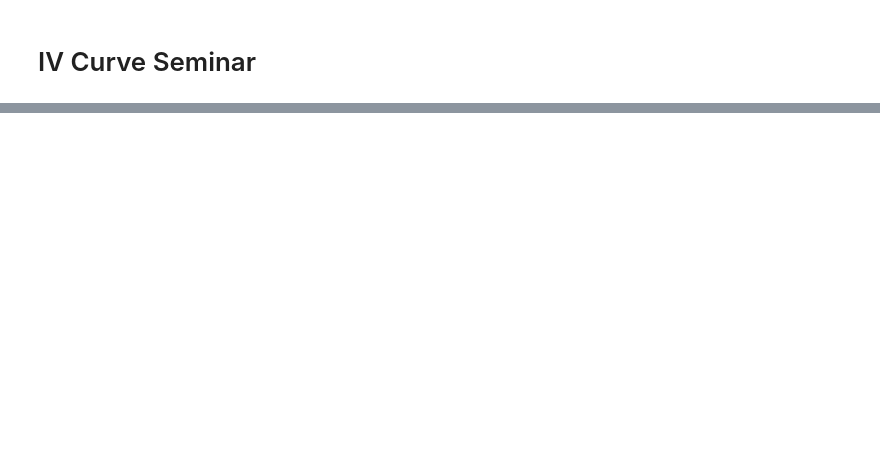
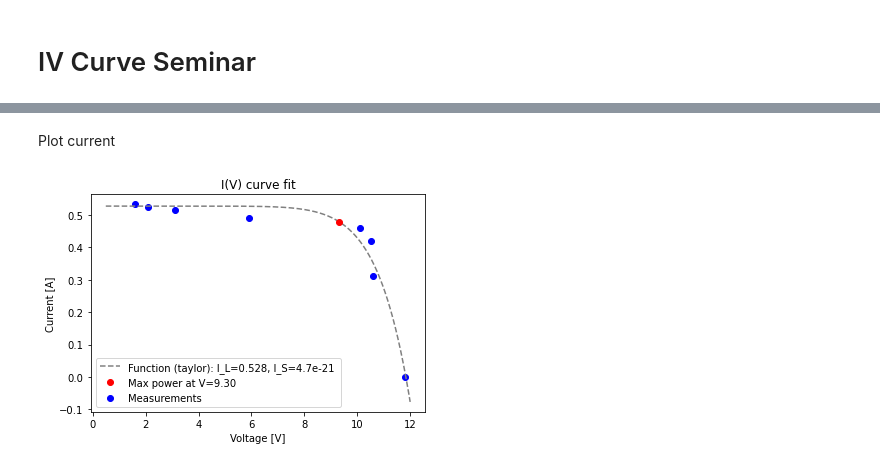
Before and after one commit to woodjmichael/PV-based-systems-lab, a Jupyter notebook: solar_cell_iv_curve_fit.ipynb, the cells around one changed output, grey strips where cells are left out. Saved outputs shown, nothing was run; the diff lists cells and outputs as text; code cells hidden in the pictures; blank space fills up the shorter version.

```diff
--- a/solar_cell_iv_curve_fit.ipynb
+++ b/solar_cell_iv_curve_fit.ipynb
@@ -129,0 +282,15 @@ show()
+# %% [markdown]
+Plot current
+# %%
+I_max = I_hat[argmax(P_hat)]
+
+scatter(V,  I, color='blue', label=f'Measurements')
+plot(v, I_hat, '--', color='gray', label=f'Function (taylor): I_L={I_L:.3f}, I_S={I_S:.1e} ')
+plot(V_mpp,  I_max, 'o', color='red', label=f'Max power at V={V_mpp:.2f}')
+xlabel('Voltage [V]')
+ylabel('Current [A]')
+title('I(V) curve fit')
+legend()
+show()
+# %% [output]
+[figure, added]
```
Also changed, not shown: parts of 48 cells of this notebook.
